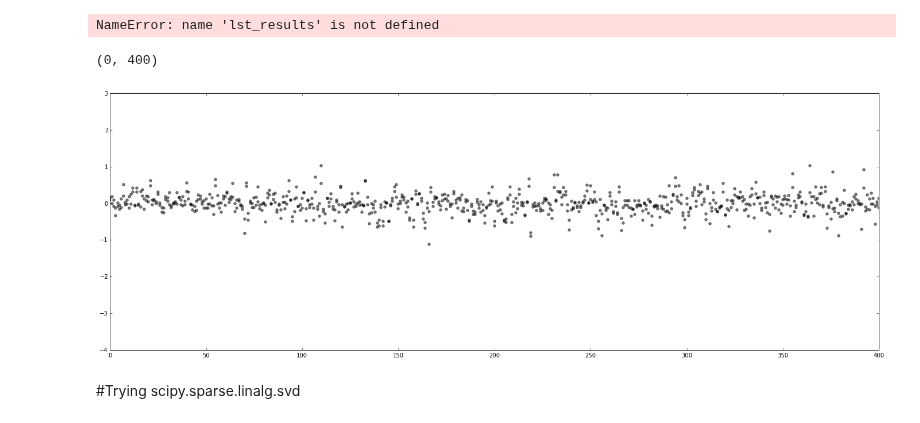
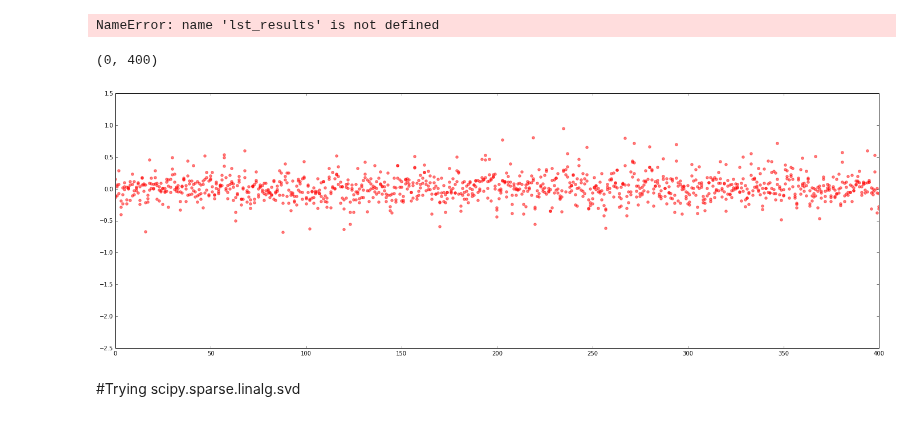
Before and after one commit to undertherain/vsmlib, a Jupyter notebook: python/matrices.ipynb, the cells around one changed output. Saved outputs shown, nothing was run; the diff lists cells and outputs as text; code cells hidden in the pictures.

```diff
--- a/python/matrices.ipynb
+++ b/python/matrices.ipynb
@@ -44,7 +44,7 @@ dpi = png_formatter.for_type(Image.Image, display_pil_image)
 if socket.gethostname()=="cypress":
     dir_root="/storage/scratch/SVD/explicit_BNC_w3_pos_svd_400_C0.1/"
 if socket.gethostname()=="ashtree":
-    dir_root="/mnt/work/nlp_scratch/SVD/explicit_Giga_2w_svd_500_C0.6/"
+    dir_root="/mnt/work/nlp_scratch/SVD/Eng/explicit_BNC_w2_m10_svd_500_C0.6/"
     #dir_root="/mnt/work/nlp_scratch/test"
 if socket.gethostname()=="rc017.m.gsic.titech.ac.jp":
     dir_root="/home/blackbird/data/scratch/brown"
@@ -89,9 +92,9 @@ allison
 # %%
 #words_of_interest=["germany","berlin","japan","tokyo"]
 #words_of_interest=["fast","quick","rapid", "swift", "slow","sluggish", "delayed","apple"]
-#words_of_interest=["apple","banana","pear"]
+words_of_interest=["apple","banana","pear"]
 #words_of_interest=["quick","fast"]
-words_of_interest=["яблоко","груша"]
+#words_of_interest=["яблоко","груша"]
 #draw_features_and_similarity(m,words_of_interest)
 draw_features(m,words_of_interest,num_features=40)
 #plotvectors(m)
@@ -167,21 +169,21 @@ NameError: name 'lst_results' is not defined
 # %%
 #m.get_most_similar_words("fast")
 #m.viz_wordlist(words_of_interest,colored=True,show_legend=True)
 cnt=0;
 fig,ax= plt.subplots()
 for i in words_of_interest:
     row = m.get_row(i)
     #plt.bar(range(0,len(row)), row, color = colors[cnt], linewidth  = 0, alpha = 0.6,  label=i)
     #plt.plot(range(0,len(row)), row, label=i, marker='o' )
-    plt.scatter(range(0,len(row)), row, label=i, color="k", alpha=0.5, marker='o' )
+    plt.scatter(range(0,len(row)), row, label=i, color="r", alpha=0.5, marker='o' )
     #plt.boxplot(row)
 #    plt.scatter(range(0,len(row)), row, label=i, color = colors[cnt], marker='o' )
     cnt+=1;
     #plt.legend()
 ax.set_xlim(0,400)
 # %% [output]
 (0, 400)
-[figure, old version]
+[figure, new version]
 # %% [markdown]
 #Trying scipy.sparse.linalg.svd
 # %%
```
Also changed, not shown: parts of 5 cells of this notebook, 2 other files.
